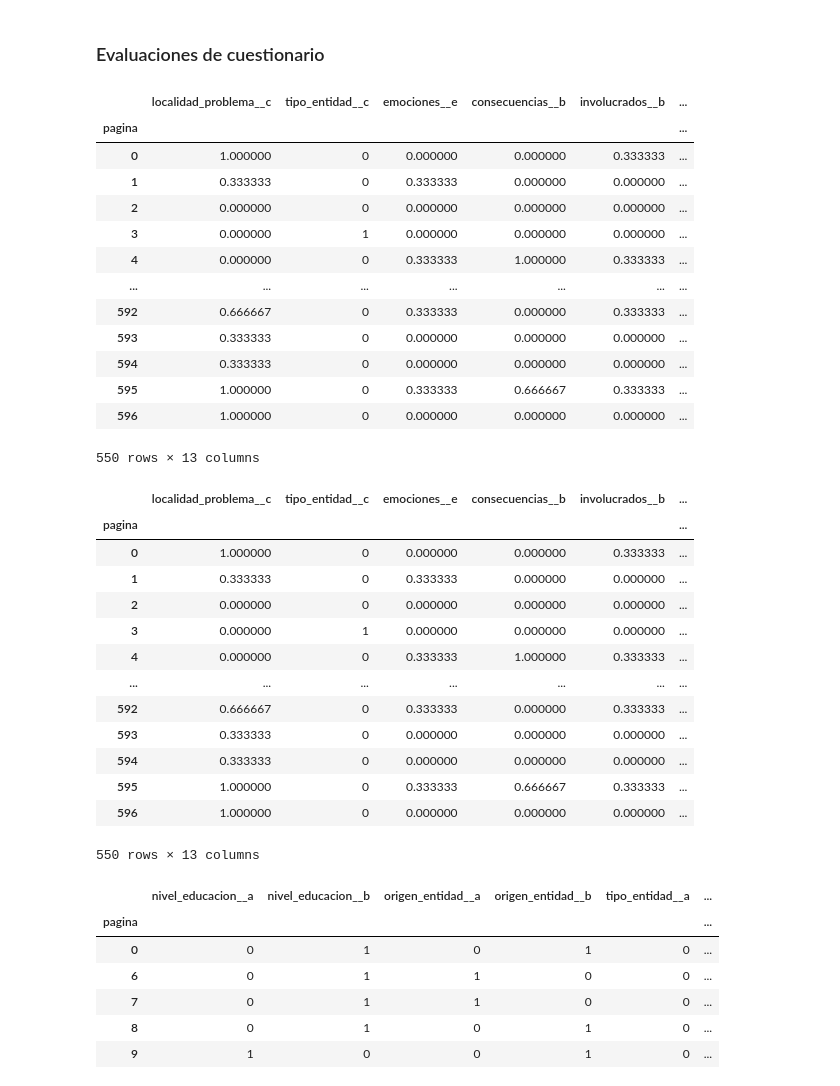
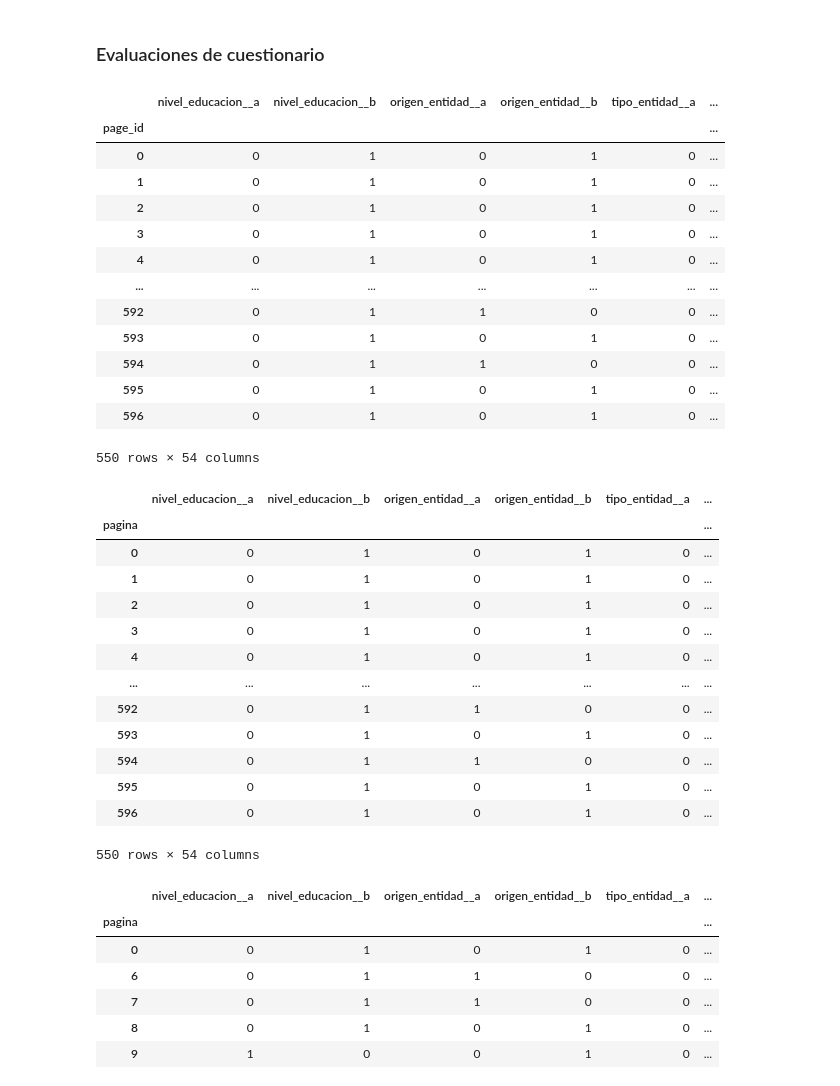
Before and after one commit to PastaFosil/ComputerScienceMaster, a Jupyter notebook: proyecto_tecnologico/codigos/feature_selection.ipynb, the cells around one changed output. Cells and saved outputs as stored; diff of their text form; code cells hidden in the pictures.

```diff
--- a/proyecto_tecnologico/codigos/feature_selection.ipynb
+++ b/proyecto_tecnologico/codigos/feature_selection.ipynb
@@ -159,7 +90,7 @@ forms_seg_feat_dict
 ## Datos
 ### Indices de corrupcion
 # %%
-path = "./indices/datasets/CPI2024-Results-and-trends.csv"
+path = "../indices/datasets/CPI2024-Results-and-trends.csv"
 df_index = pd.read_csv(path, header=2, encoding="ISO-8859-1", sep='\t')
 df_index = df_index[df_index["Country / Territory"].isin(countries)]
 df_index.dropna(how="all", axis=1, inplace=True)
@@ -245,7 +176,7 @@ plt.show()
 ### Rankings resultados de busqueda
 # %%
 # Leer el archivo JSON guardado
-Nombre_Archivo = f"./buscador/resultados/resultados_corrupcion.json"
+Nombre_Archivo = f"../buscador/resultados/resultados_corrupcion.json"
 
 with open(Nombre_Archivo, "r") as file:
     resultados = json.load(file)
@@ -256,7 +187,7 @@ for i in range(len(resultados)):
 resultados.sort(key=lambda x: x['country'])
 
 # Leer el archivo JSON guardado
-Nombre_Archivo = f"./buscador/resultados/res_unicos_corrupcion.json"
+Nombre_Archivo = f"../buscador/resultados/res_unicos_corrupcion.json"
 
 with open(Nombre_Archivo, "r") as file:
     all_hrefs = json.load(file)
@@ -351,7 +282,7 @@ corr_dict['geo']
 # %% [markdown]
 ### Evaluaciones de cuestionario
 # %%
-df_responses = pd.read_csv("./buscador/responses_llama.csv", sep='\t', header=0)
+df_responses = pd.read_csv("../buscador/responses_llama.csv", sep='\t', header=0)
 
 multi_choice = ['proposito',
                 'informacion_presentada',
@@ -371,66 +302,67 @@ possible_answers = {"tipo_entidad": ['a', 'b', 'c', 'd', 'e', 'f', 'g', 'h', 'i'
                     "proposito": ['a', 'b', 'c', 'd', 'e', 'f', 'g', 'h', 'i'],
                     "informacion_presentada": ['a', 'b', 'c'],
                     "consecuencias": ['a', 'b', 'c', 'd'],
                     "intencion": ['a', 'b', 'c', 'd', 'e', 'f'],
                     "localidad_problema": ['a', 'b', 'c'],
                     "involucrados": ['a', 'b', 'c', 'd', 'e', 'f', 'g', 'h'],
                     "emociones": ['a', 'b', 'c', 'd', 'e', 'f', 'g', 'h']
                     }
 single_questions = [q for q in possible_answers if q not in multi_choice]
 
 # humano < 75% precision llama < 0.6
 #bad_questions = ['proposito__d', 'tono', 'intencion__c', 'que_muestra', 'proposito__g', 'consecuencias__c', 'proposito__b', 'emociones__h', 'formalidad', 'localidad_problema__a']
 bad_questions = ['proposito__d', 'tono', 'que_muestra', 'proposito__g', 'proposito__b', 'emociones__h', 'formalidad']
 # humano < 75% precision llama <= 0.6
 #bad_questions = ['proposito__d', 'tono', 'intencion__c', 'que_muestra', 'proposito__g', 'consecuencias__c', 'proposito__b', 'involucrados__f', 'origen_entidad', 'intencion__b', 'emociones__h', 'vision', 'intencion__a', 'formalidad', 'involucrados__b', 'tipo_entidad', 'localidad_problema__a', 'localidad_problema__b']
 #bad_questions.remove('emociones__h') # se elimina emocion neutral
 for q in bad_questions:
     if "__" not in q:
         for i in possible_answers.get(q, []):
             bad_questions.append(f"{q}__{i}")
 bad_questions = [bad for bad in bad_questions if "__" in bad]
 
 df_pag_info = srl.analyze_pages(df_responses, multi_choice, possible_answers)
 df_pag_info = df_pag_info.drop(columns=bad_questions)
+df_pag_info.index.name = 'page_id'
 one_hot_cols = [col for col in df_pag_info.columns if df_pag_info[col].isin([0, 1]).all()]
 df_pag_info_ordinal = srl.analyze_pages(df_responses, multi_choice, possible_answers, ordinal=True)
 df_pag_info_ordinal = df_pag_info_ordinal.drop(columns=bad_questions)
-df_dict["cuestionario"] = df_pag_info[forms_best_feats]
-df_dict["cuestionario_ordinal"] = df_pag_info_ordinal
+df_dict["cuestionario"] = df_pag_info#[forms_best_feats]
+#df_dict["cuestionario_ordinal"] = df_pag_info_ordinal
 
 df_dict['cuestionario']
 # %% [output]
-|  | localidad_problema__c | tipo_entidad__c | emociones__e | consecuencias__b | involucrados__b | ... |
-| pagina |  |  |  |  |  | ... |
-| 0 | 1.000000 | 0 | 0.000000 | 0.000000 | 0.333333 | ... |
-| 1 | 0.333333 | 0 | 0.333333 | 0.000000 | 0.000000 | ... |
-| 2 | 0.000000 | 0 | 0.000000 | 0.000000 | 0.000000 | ... |
-| 3 | 0.000000 | 1 | 0.000000 | 0.000000 | 0.000000 | ... |
-| 4 | 0.000000 | 0 | 0.333333 | 1.000000 | 0.333333 | ... |
+|  | nivel_educacion__a | nivel_educacion__b | origen_entidad__a | origen_entidad__b | tipo_entidad__a | ... |
+| page_id |  |  |  |  |  | ... |
+| 0 | 0 | 1 | 0 | 1 | 0 | ... |
+| 1 | 0 | 1 | 0 | 1 | 0 | ... |
+| 2 | 0 | 1 | 0 | 1 | 0 | ... |
+| 3 | 0 | 1 | 0 | 1 | 0 | ... |
+| 4 | 0 | 1 | 0 | 1 | 0 | ... |
 | ... | ... | ... | ... | ... | ... | ... |
-| 592 | 0.666667 | 0 | 0.333333 | 0.000000 | 0.333333 | ... |
-| 593 | 0.333333 | 0 | 0.000000 | 0.000000 | 0.000000 | ... |
-| 594 | 0.333333 | 0 | 0.000000 | 0.000000 | 0.000000 | ... |
-| 595 | 1.000000 | 0 | 0.333333 | 0.666667 | 0.333333 | ... |
-| 596 | 1.000000 | 0 | 0.000000 | 0.000000 | 0.000000 | ... |
+| 592 | 0 | 1 | 1 | 0 | 0 | ... |
+| 593 | 0 | 1 | 0 | 1 | 0 | ... |
+| 594 | 0 | 1 | 1 | 0 | 0 | ... |
+| 595 | 0 | 1 | 0 | 1 | 0 | ... |
+| 596 | 0 | 1 | 0 | 1 | 0 | ... |
-550 rows × 13 columns
+550 rows × 54 columns
 # %%
 df_dict["cuestionario"]
 # %% [output]
-|  | localidad_problema__c | tipo_entidad__c | emociones__e | consecuencias__b | involucrados__b | ... |
+|  | nivel_educacion__a | nivel_educacion__b | origen_entidad__a | origen_entidad__b | tipo_entidad__a | ... |
 | pagina |  |  |  |  |  | ... |
-| 0 | 1.000000 | 0 | 0.000000 | 0.000000 | 0.333333 | ... |
-| 1 | 0.333333 | 0 | 0.333333 | 0.000000 | 0.000000 | ... |
-| 2 | 0.000000 | 0 | 0.000000 | 0.000000 | 0.000000 | ... |
-| 3 | 0.000000 | 1 | 0.000000 | 0.000000 | 0.000000 | ... |
-| 4 | 0.000000 | 0 | 0.333333 | 1.000000 | 0.333333 | ... |
+| 0 | 0 | 1 | 0 | 1 | 0 | ... |
+| 1 | 0 | 1 | 0 | 1 | 0 | ... |
+| 2 | 0 | 1 | 0 | 1 | 0 | ... |
+| 3 | 0 | 1 | 0 | 1 | 0 | ... |
+| 4 | 0 | 1 | 0 | 1 | 0 | ... |
 | ... | ... | ... | ... | ... | ... | ... |
-| 592 | 0.666667 | 0 | 0.333333 | 0.000000 | 0.333333 | ... |
-| 593 | 0.333333 | 0 | 0.000000 | 0.000000 | 0.000000 | ... |
-| 594 | 0.333333 | 0 | 0.000000 | 0.000000 | 0.000000 | ... |
-| 595 | 1.000000 | 0 | 0.333333 | 0.666667 | 0.333333 | ... |
-| 596 | 1.000000 | 0 | 0.000000 | 0.000000 | 0.000000 | ... |
+| 592 | 0 | 1 | 1 | 0 | 0 | ... |
+| 593 | 0 | 1 | 0 | 1 | 0 | ... |
+| 594 | 0 | 1 | 1 | 0 | 0 | ... |
+| 595 | 0 | 1 | 0 | 1 | 0 | ... |
+| 596 | 0 | 1 | 0 | 1 | 0 | ... |
-550 rows × 13 columns
+550 rows × 54 columns
 # %%
 Nombre_Archivo = f"./buscador/resultados/resultados_corrupcion.json"
 with open(Nombre_Archivo, "r") as file:
```
Also changed, not shown: parts of 15 cells of this notebook, 31 other files.
